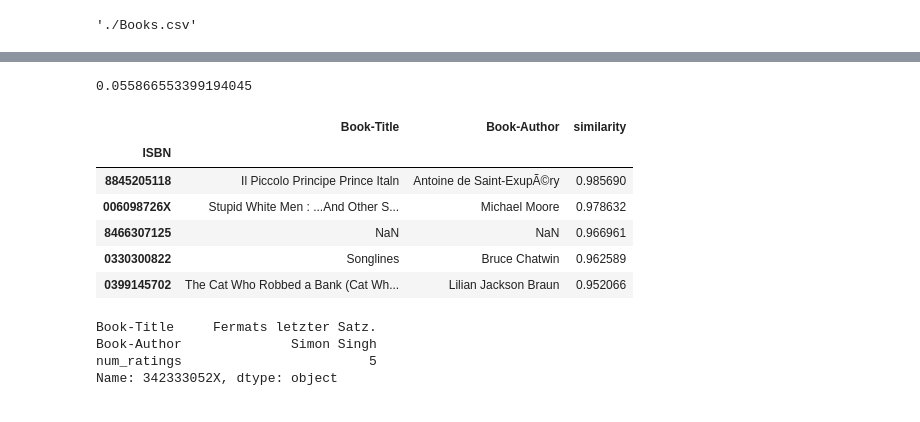
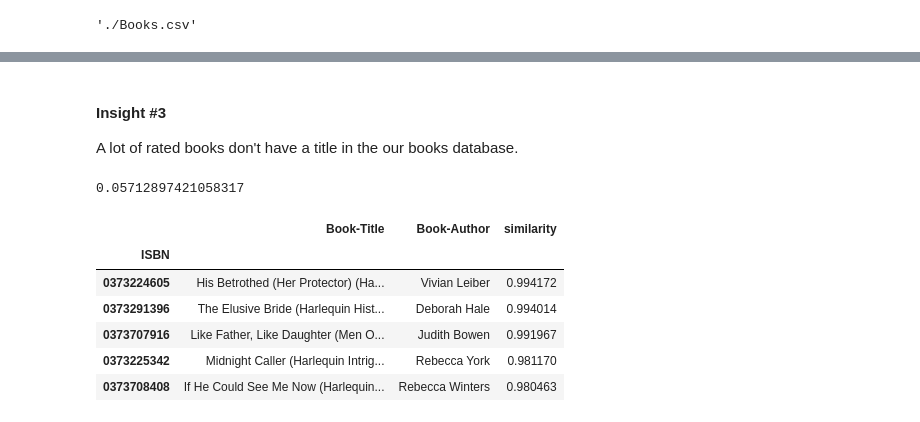
Before and after one commit to brtkkndrl/book-recommendation, a Jupyter notebook: main.ipynb, the cells around one changed output, grey strips where cells are left out. Saved outputs shown, nothing was run; the diff lists cells and outputs as text; code cells hidden in the pictures.

Commit message:
insights

```diff
--- a/main.ipynb
+++ b/main.ipynb
@@ -90,0 +119,32 @@ Users with at least 10 ratings: 7334
+# %%
+print(f"Books count before: {ratings_df['ISBN'].nunique()}")
+print(f"Users count before: {ratings_df['User-ID'].nunique()}")
+
+# filter out books and users with few ratings
+MIN_RATINGS_USER = 3
+MIN_RATINGS_BOOK = 1
+book_counts = ratings_df["ISBN"].value_counts()
+user_counts = ratings_df["User-ID"].value_counts()
+
+
+df = ratings_df.copy()
+i = 0
+while True:
+    i += 1
+    old_size = len(df)
+
+    user_counts = df["User-ID"].value_counts()
+    df = df[df["User-ID"].isin(user_counts[user_counts >= MIN_RATINGS_USER].index)]
+
+    book_counts = df["ISBN"].value_counts()
+    df = df[df["ISBN"].isin(book_counts[book_counts >= MIN_RATINGS_BOOK].index)]
+
+    if len(df) == old_size:
+        break
+
+print(f"Iterations: {i}")
+
+df_ratings_filtered = df.copy()
+
+print(f"Books remaining: {df_ratings_filtered['ISBN'].nunique()}")
+print(f"Users remaining: {df_ratings_filtered['User-ID'].nunique()}")
@@ -91,14 +163,9 @@ Users with at least 10 ratings: 7334
 # %%
-counts = ratings_df["ISBN"].value_counts()
+counts = df_ratings_filtered["ISBN"].value_counts()
 result = books_df.set_index("ISBN").reindex(counts.index)[["Book-Title", "Book-Author"]]
 result["num_ratings"] = counts.values
 print(result.head())
 
-print()
 
-print(result.loc["0590353403"])
-
-print()
-
-print("Rankings without book info: ", result["Book-Title"].isna().sum())
+print(f"Rated books without a title: {result["Book-Title"].isna().sum()}/{result.shape[0]}")
 # %% [output]
@@ -119,3 +188,7 @@ Rankings without book info:  36137
+# %% [markdown]
+#### Insight #3
+
+A lot of rated books don't have a title in the our books database.
 # %%
 # limit ratings per book
 ratings_df = df_book_limited
@@ -126,44 +199,37 @@ user_c = ratings_df["User-ID"].astype("category")
 book_c = ratings_df["ISBN"].astype("category")
 matrix = csr_matrix(
     (ratings_df["Book-Rating"], (user_c.cat.codes, book_c.cat.codes))
 )
 
 from scipy.sparse.linalg import svds
 
 U, sigma, Vt = svds(matrix, k=10)
 
 print(np.sum(sigma**2) / np.sum(matrix.data**2))
 
 from sklearn.metrics.pairwise import cosine_similarity
 
 book_vectors = Vt.T  # books x k
 
 def closest_books(isbn, n=5):
     idx = list(book_c.cat.categories).index(isbn)
     sims = cosine_similarity(book_vectors[idx].reshape(1, -1), book_vectors)[0]
     top_idx = sims.argsort()[::-1][1:n+1]  # skip itself
 
     isbns = [book_c.cat.categories[i] for i in top_idx]
     scores = [sims[i] for i in top_idx]
 
     out = books_df.set_index("ISBN").reindex(isbns)[["Book-Title", "Book-Author"]]
     out["similarity"] = scores
     return out
 
-closest_books("0385504209")
+closest_books("0373031572")
 # %% [output]
-0.055866553399194045
+0.05712897421058317
 |  | Book-Title | Book-Author | similarity |
 | ISBN |  |  |  |
-| 8845205118 | Il Piccolo Principe Prince Italn | Antoine de Saint-ExupÃ©ry | 0.985690 |
-| 006098726X | Stupid White Men : ...And Other S... | Michael Moore | 0.978632 |
-| 8466307125 | NaN | NaN | 0.966961 |
-| 0330300822 | Songlines | Bruce Chatwin | 0.962589 |
-| 0399145702 | The Cat Who Robbed a Bank (Cat Wh... | Lilian Jackson Braun | 0.952066 |
+| 0373224605 | His Betrothed (Her Protector) (Ha... | Vivian Leiber | 0.994172 |
+| 0373291396 | The Elusive Bride (Harlequin Hist... | Deborah Hale | 0.994014 |
+| 0373707916 | Like Father, Like Daughter (Men O... | Judith Bowen | 0.991967 |
+| 0373225342 | Midnight Caller (Harlequin Intrig... | Rebecca York | 0.981170 |
+| 0373708408 | If He Could See Me Now (Harlequin... | Rebecca Winters | 0.980463 |
-# %%
-print(result.loc["342333052X"])
-# %% [output]
-Book-Title     Fermats letzter Satz.
-Book-Author              Simon Singh
-num_ratings                        5
-Name: 342333052X, dtype: object
```
Also changed, not shown: parts of 14 cells of this notebook.
